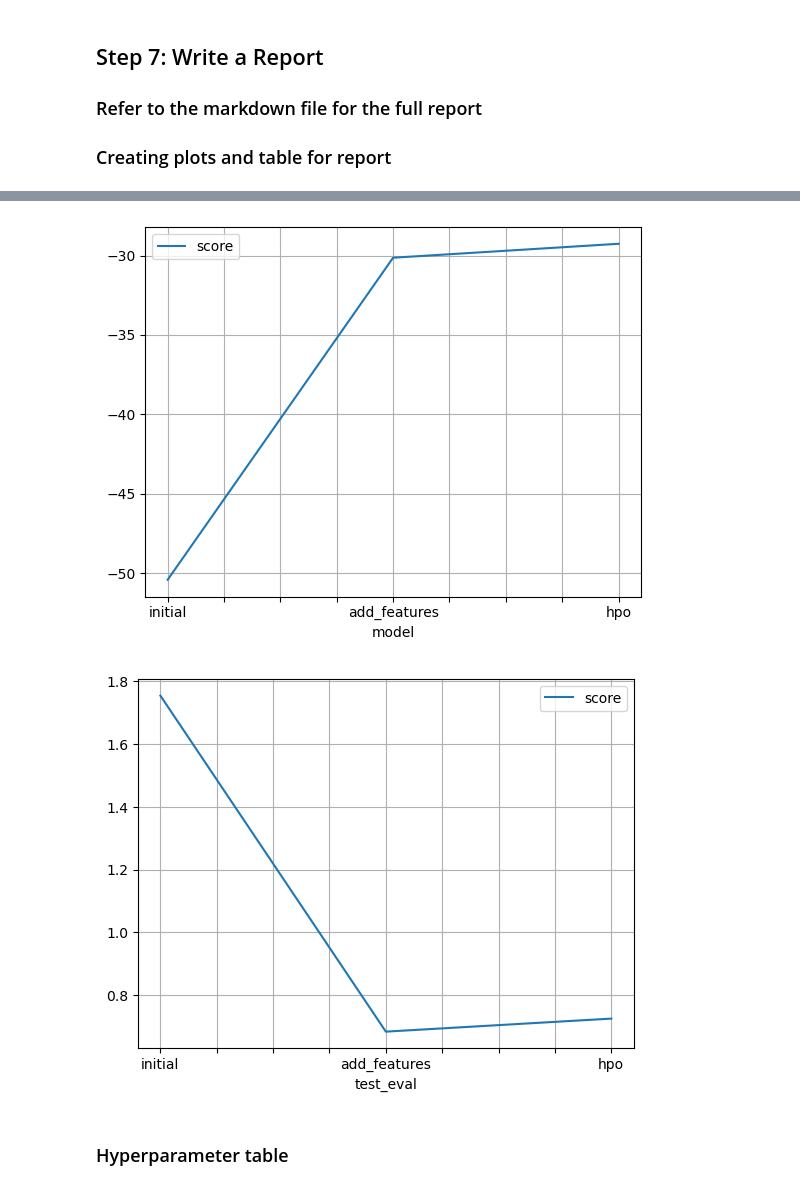
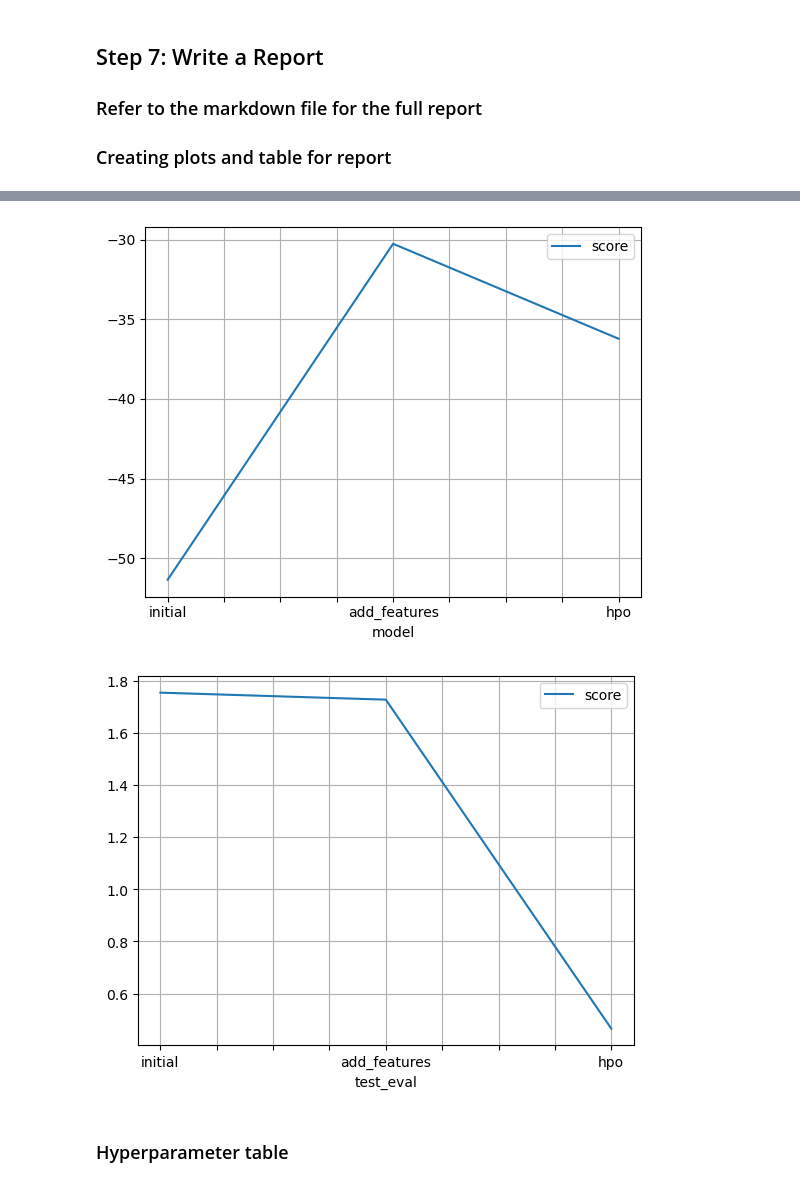
Before and after one commit to Jonikulov/udacity-aws-ai-ml, a Jupyter notebook: 1-intro-ml/project/project_notebook.ipynb, the cells around one changed output, grey strips where cells are left out. Drawn from its saved outputs; the diff is of its cells as text; code cells hidden in the pictures.

```diff
--- a/1-intro-ml/project/project_notebook.ipynb
+++ b/1-intro-ml/project/project_notebook.ipynb
@@ -462,27 +529,3 @@ submission_new_features.csv  2023-05-31 18:02:06  new features
 * There are many options for hyper parameter optimization.
 * Options are to change the AutoGluon higher level parameters or the individual model hyperparameters.
 * The hyperparameters of the models themselves that are in AutoGluon. Those need the `hyperparameter` and `hyperparameter_tune_kwargs` arguments.
-# %%
-import seaborn as sns
-import matplotlib.pyplot as plt
-
-# Assuming your dataset is stored in a variable called 'train'
-correlation_matrix = train.corr()
-
-# Plot the scatter correlation matrix
-sns.set(style="ticks")
-sns.pairplot(train, kind="scatter")
-plt.show()
-# %%
-import seaborn as sns
-import matplotlib.pyplot as plt
-
-# Assuming your dataset is stored in a variable called 'train'
-correlation_matrix = train.corr()
-
-# Plot the heatmap correlation matrix
-sns.set(style="white")
-plt.figure(figsize=(10, 8))
-sns.heatmap(correlation_matrix, annot=True, cmap="coolwarm", fmt=".2f", linewidths=0.5)
-plt.title("Correlation Matrix")
-plt.show()
@@ -728,23 +689,23 @@ predictor_new_hpo.leaderboard(silent=True)['score_val'].max()]
 fig = pd.DataFrame(
     {
         "model": ["initial", "add_features", "hpo"],
-        "score": [-50.41285568165555, -30.13887042514655, -29.261268063641857]
+        "score": [-51.36569956666981, -30.24719717163757, -36.21594787652116]
     }
 ).plot(x="model", y="score", grid=True).get_figure()
 fig.savefig('model_train_score.png')
 # %% [output]
-[figure, old version]
+[figure, new version]
 # %%
 # Take the 3 kaggle scores and creating a line plot to show improvement
 fig = pd.DataFrame(
     {
         "test_eval": ["initial", "add_features", "hpo"],
-        "score": [1.75437, 0.6841, 0.72564]
+        "score": [1.75437, 1.72744, 0.46579]
     }
 ).plot(x="test_eval", y="score", grid=True).get_figure()
 fig.savefig('model_test_score.png')
 # %% [output]
-[figure, old version]
+[figure, new version]
 # %% [markdown]
 ### Hyperparameter table
 # %%
```
Also changed, not shown: parts of 29 cells of this notebook, 7 other files.
